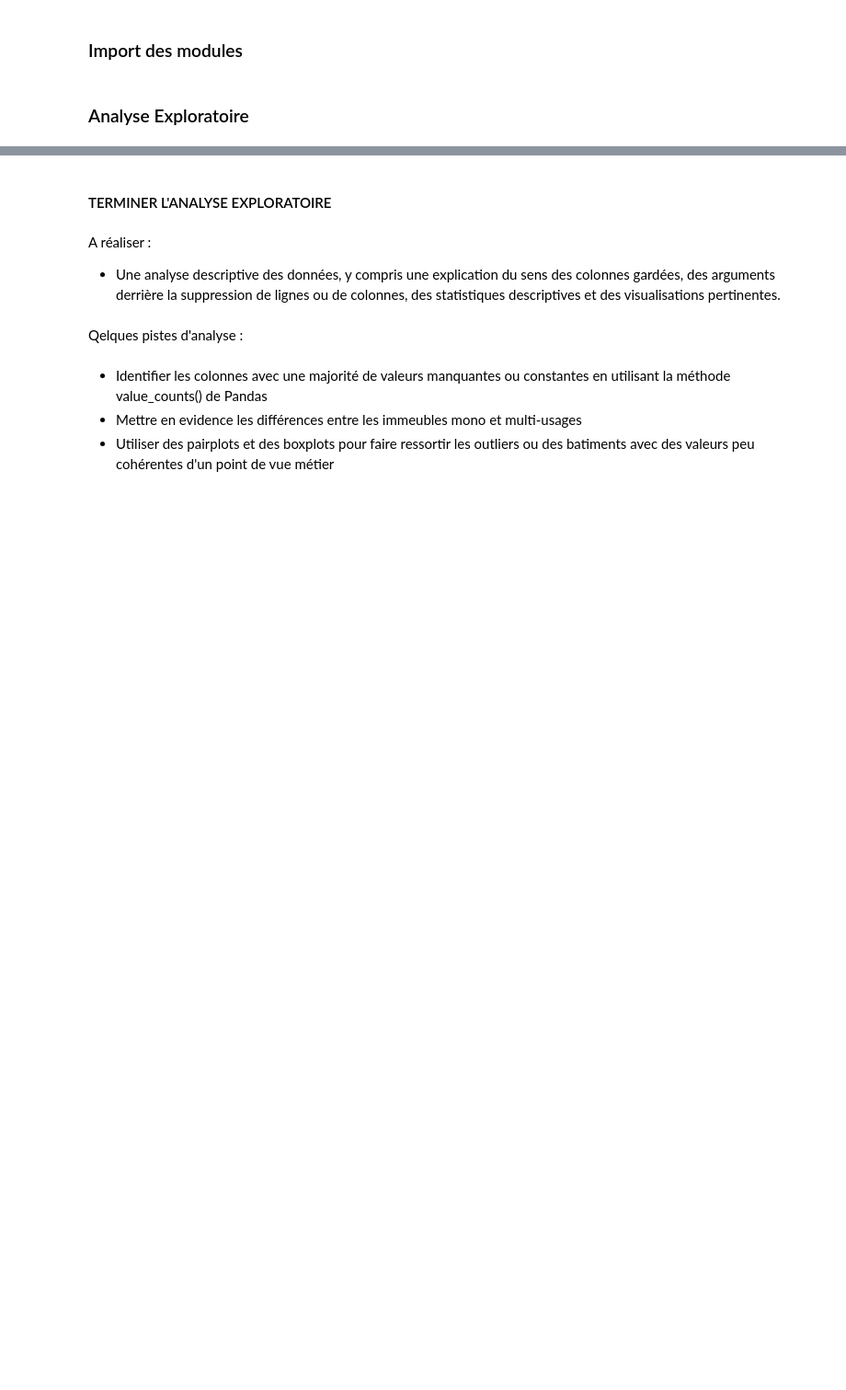
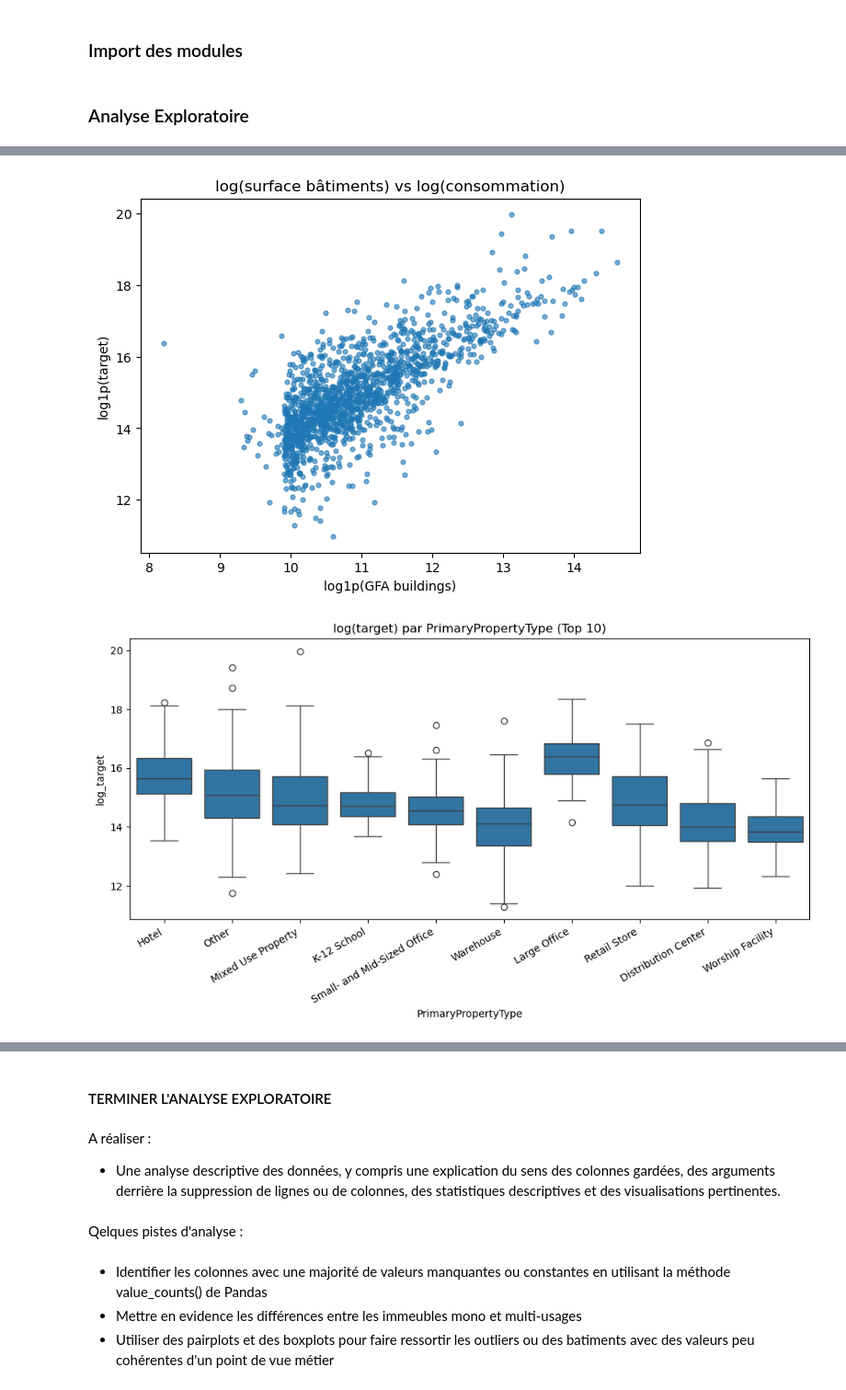
Before and after one commit to G-Hostin/seattle-building-energy-prediction, a Jupyter notebook: P3_template_modelistation_supervisee_data_scientist.ipynb, the cells around one changed output, grey strips where cells are left out. Shown at 92% size. Saved outputs shown, nothing was run; the diff lists cells and outputs as text; code cells hidden in the pictures; blank space fills up the shorter version.

Commit message:
feat: complete EDA, feature engineering, and modeling data prep

```diff
--- a/P3_template_modelistation_supervisee_data_scientist.ipynb
+++ b/P3_template_modelistation_supervisee_data_scientist.ipynb
@@ -20,0 +242,27 @@ building_consumption.info()
+# %%
+sample = df.sample(min(1500, len(df)), random_state=42)
+
+plt.figure(figsize=(7,5))
+plt.scatter(sample["log_gfa"], sample["log_target"], s=12, alpha=0.6)
+plt.title("log(surface bâtiments) vs log(consommation)")
+plt.xlabel("log1p(GFA buildings)")
+plt.ylabel("log1p(target)")
+plt.show()
+
+top10 = df["PrimaryPropertyType"].value_counts().head(10).index
+df_top10 = df[df["PrimaryPropertyType"].isin(top10)].copy()
+
+plt.figure(figsize=(12,5))
+sns.boxplot(data=df_top10, x="PrimaryPropertyType", y="log_target")
+plt.xticks(rotation=30, ha="right")
+plt.title("log(target) par PrimaryPropertyType (Top 10)")
+plt.show()
+
+plt.figure(figsize=(6,4))
+sns.boxplot(data=df, x="is_multi_use", y="log_target")
+plt.title("Mono vs Multi-usage : log(target)")
+plt.xlabel("is_multi_use"); plt.ylabel("log1p(target)")
+plt.show()
+# %% [output]
+[figure, added]
+[figure, added]
```
Also changed, not shown: parts of 46 cells of this notebook, 1 other file.
